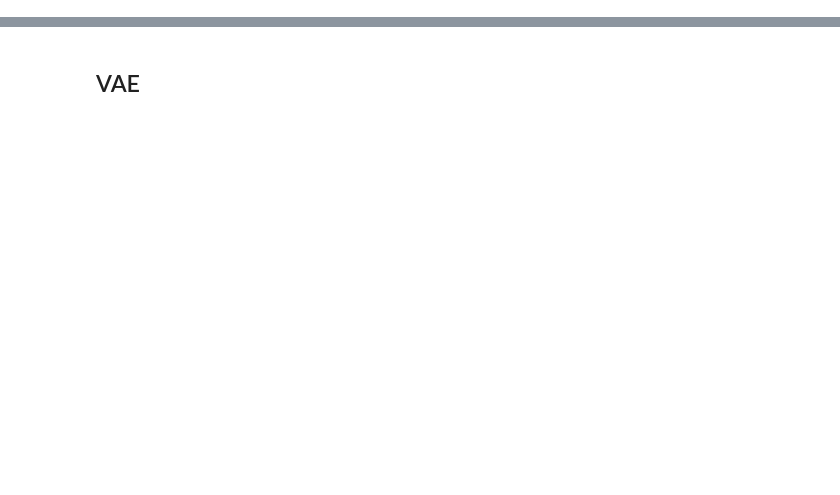
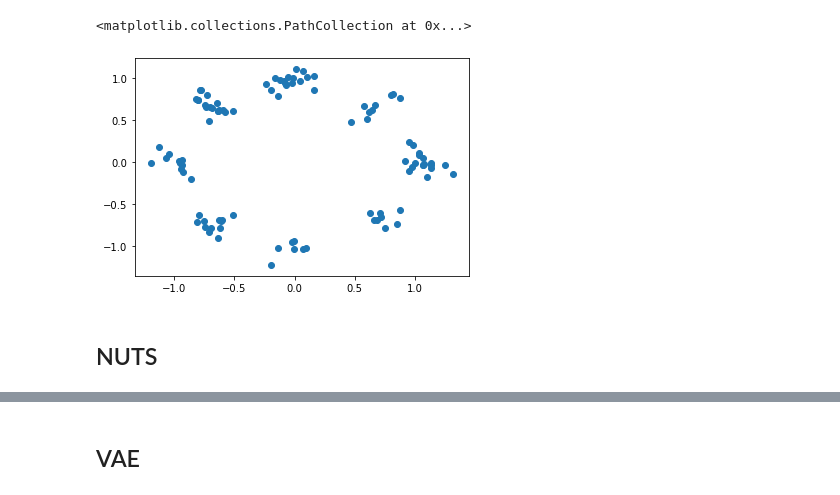
Before and after one commit to nkotelevskii/hmc, a Jupyter notebook: simple_examples.ipynb, the cells around one changed output, grey strips where cells are left out. Drawn from its saved outputs; the diff is of its cells as text; code cells hidden in the pictures; blank space fills up the shorter version.

```diff
--- a/simple_examples.ipynb
+++ b/simple_examples.ipynb
@@ -138,2 +152,28 @@ plt.axis('equal');
 # %%
 dataloader = torch.utils.data.DataLoader(data, batch_size=args.train_batch_size, shuffle=True)
+# %%
+def potential_fn(z):
+    z = z['points']
+#     pdb.set_trace()
+    potential = -target.get_logdensity(z).sum()
+    return potential
+
+
+init_samples = std_normal.sample((100, 2))
+init_params = {'points': init_samples}
+
+nuts_kernel = NUTS(potential_fn=potential_fn)
+mcmc = MCMC(nuts_kernel,
+            initial_params=init_params,
+            num_samples=1,
+            warmup_steps=1000)
+
+mcmc.run()
+z = mcmc.get_samples()['points'].squeeze()
+# %%
+plt.scatter(z[:, 0].cpu(), z[:, 1].cpu())
+# %% [output]
+<matplotlib.collections.PathCollection at 0x...>
+[figure, added]
+# %% [markdown]
+## NUTS
```
Also changed, not shown: parts of 19 cells of this notebook, 1 other file.
